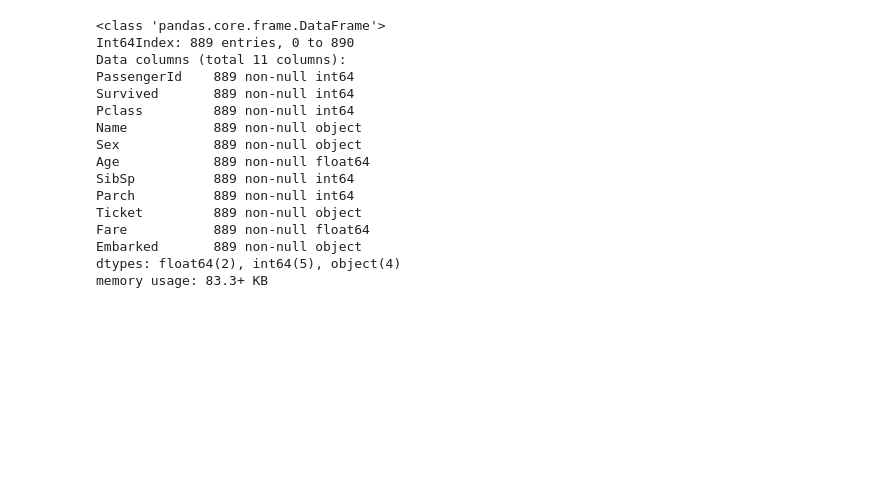
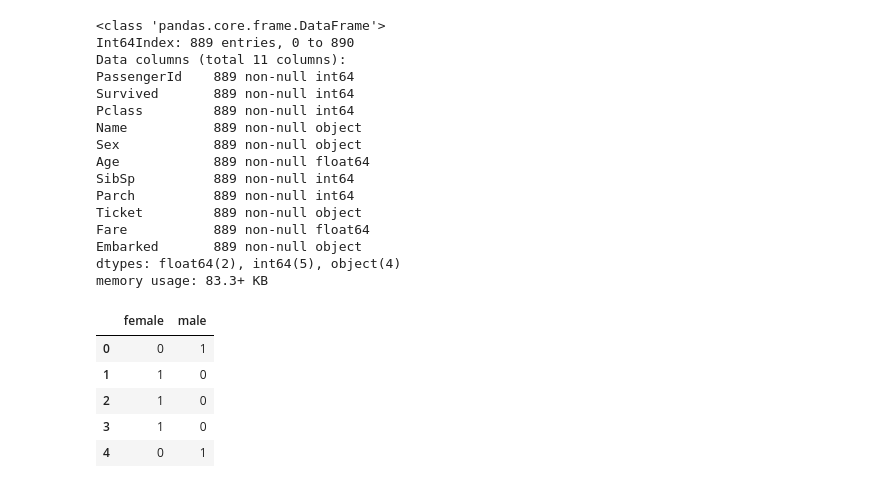
Before and after one commit to surendra-arivappagari/1.DataScience_MachineLearning_with_Python, a Jupyter notebook: 10.Logistic_Regression/Project1__LogisticRegression__TitanicDataSetFromKaggle.ipynb, the cells around one changed output. Drawn from its saved outputs; the diff is of its cells as text; code cells hidden in the pictures; blank space fills up the shorter version.

```diff
--- a/10.Logistic_Regression/Project1__LogisticRegression__TitanicDataSetFromKaggle.ipynb
+++ b/10.Logistic_Regression/Project1__LogisticRegression__TitanicDataSetFromKaggle.ipynb
@@ -280,0 +278,14 @@ memory usage: 83.3+ KB
+# %%
+#Use pd.get_dummies --> to create categories to numerical
+#drop_first --> Male(1), Female(0) if we know 1 value, we can predict other value so delete first one.
+#lets convert Sex, Embarked columsn into numerical columns
+
+sex = pd.get_dummies(train['Sex'])
+sex.head()
+# %% [output]
+|  | female | male |
+| 0 | 0 | 1 |
+| 1 | 1 | 0 |
+| 2 | 1 | 0 |
+| 3 | 1 | 0 |
+| 4 | 0 | 1 |
```
Also changed, not shown: parts of 3 cells of this notebook.
